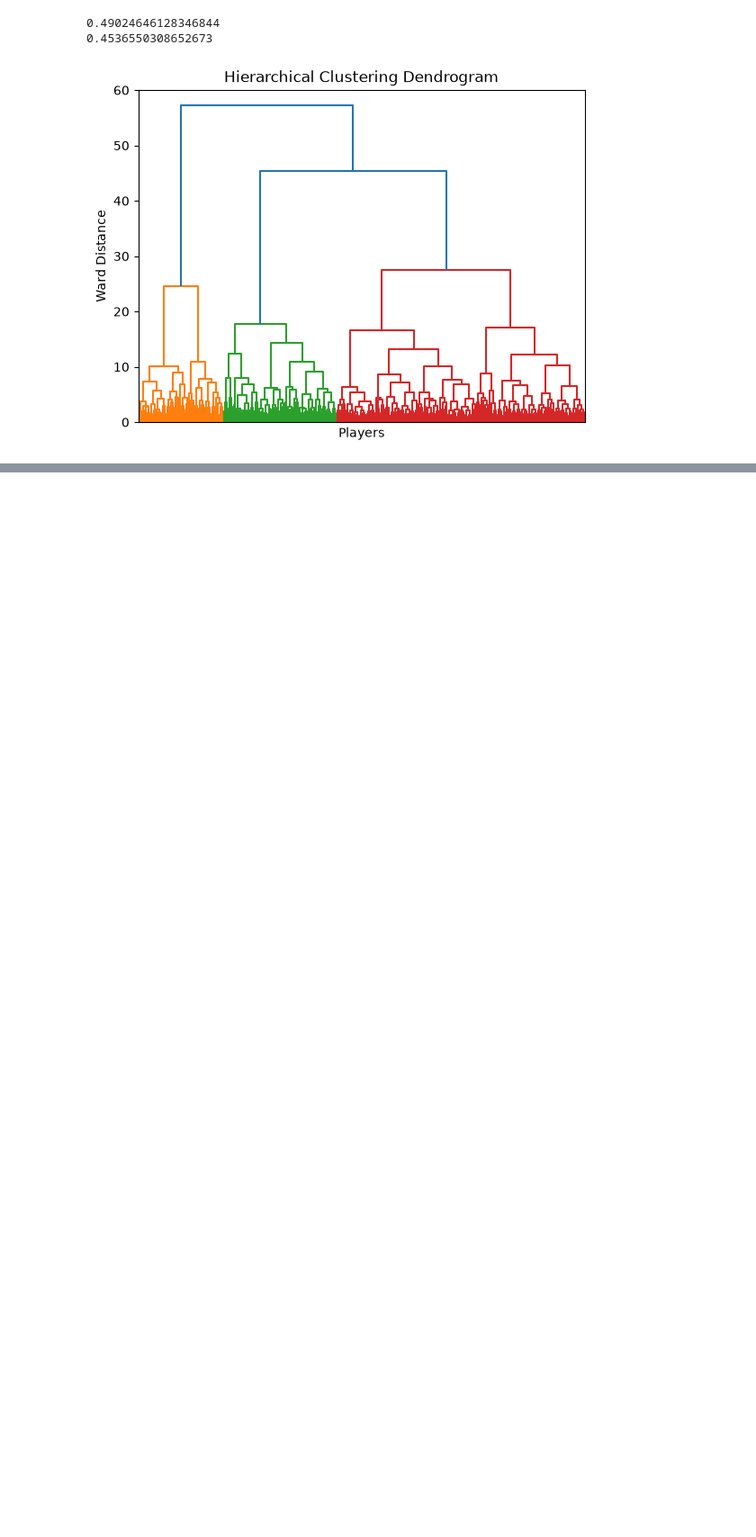
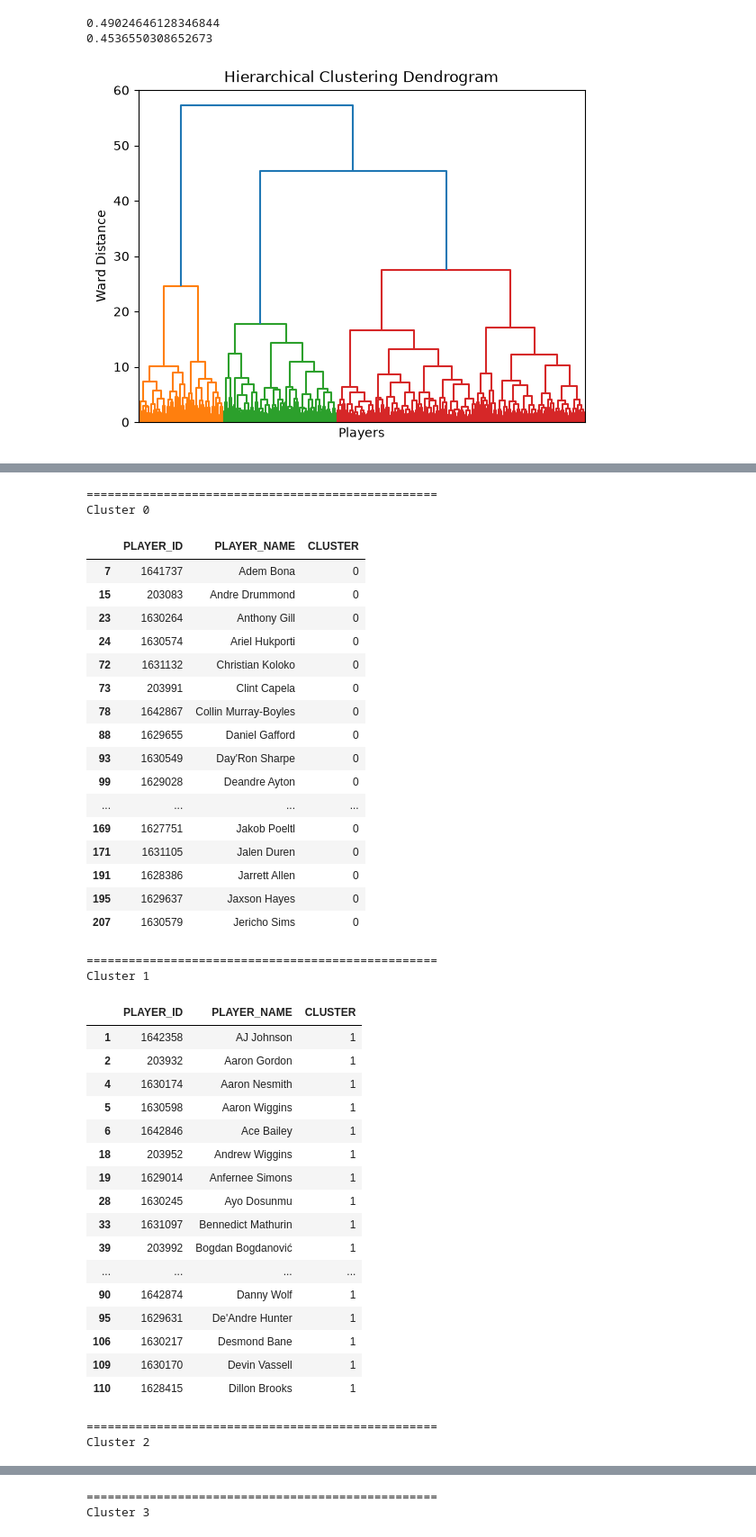
Before and after one commit to alex-abrego/nba-player-archetype-analysis, a Jupyter notebook: notebooks/04_model_selection.ipynb, the cells around one changed output, grey strips where cells are left out. Shown at 90% size. Cells and saved outputs as stored; diff of their text form; code cells hidden in the pictures; blank space fills up the shorter version.

```diff
--- a/notebooks/04_model_selection.ipynb
+++ b/notebooks/04_model_selection.ipynb
@@ -880,0 +1039,45 @@ plt.show()
+# %%
+model_k8_log, players_k8_log = player_lists(7, X_scaled=X_log_scaled)
+
+print_player_lists(players_k8_log)
+# %% [output]
+==================================================
+Cluster 0
+|  | PLAYER_ID | PLAYER_NAME | CLUSTER |
+| 7 | 1641737 | Adem Bona | 0 |
+| 15 | 203083 | Andre Drummond | 0 |
+| 23 | 1630264 | Anthony Gill | 0 |
+| 24 | 1630574 | Ariel Hukporti | 0 |
+| 72 | 1631132 | Christian Koloko | 0 |
+| 73 | 203991 | Clint Capela | 0 |
+| 78 | 1642867 | Collin Murray-Boyles | 0 |
+| 88 | 1629655 | Daniel Gafford | 0 |
+| 93 | 1630549 | Day'Ron Sharpe | 0 |
+| 99 | 1629028 | Deandre Ayton | 0 |
+| ... | ... | ... | ... |
+| 169 | 1627751 | Jakob Poeltl | 0 |
+| 171 | 1631105 | Jalen Duren | 0 |
+| 191 | 1628386 | Jarrett Allen | 0 |
+| 195 | 1629637 | Jaxson Hayes | 0 |
+| 207 | 1630579 | Jericho Sims | 0 |
+==================================================
+Cluster 1
+|  | PLAYER_ID | PLAYER_NAME | CLUSTER |
+| 1 | 1642358 | AJ Johnson | 1 |
+| 2 | 203932 | Aaron Gordon | 1 |
+| 4 | 1630174 | Aaron Nesmith | 1 |
+| 5 | 1630598 | Aaron Wiggins | 1 |
+| 6 | 1642846 | Ace Bailey | 1 |
+| 18 | 203952 | Andrew Wiggins | 1 |
+| 19 | 1629014 | Anfernee Simons | 1 |
+| 28 | 1630245 | Ayo Dosunmu | 1 |
+| 33 | 1631097 | Bennedict Mathurin | 1 |
+| 39 | 203992 | Bogdan Bogdanović | 1 |
+| ... | ... | ... | ... |
+| 90 | 1642874 | Danny Wolf | 1 |
+| 95 | 1629631 | De'Andre Hunter | 1 |
+| 106 | 1630217 | Desmond Bane | 1 |
+| 109 | 1630170 | Devin Vassell | 1 |
+| 110 | 1628415 | Dillon Brooks | 1 |
+==================================================
+Cluster 2
@@ -880,0 +1101,2 @@ plt.show()
+==================================================
+Cluster 3
```
Also changed, not shown: parts of 14 cells of this notebook.
